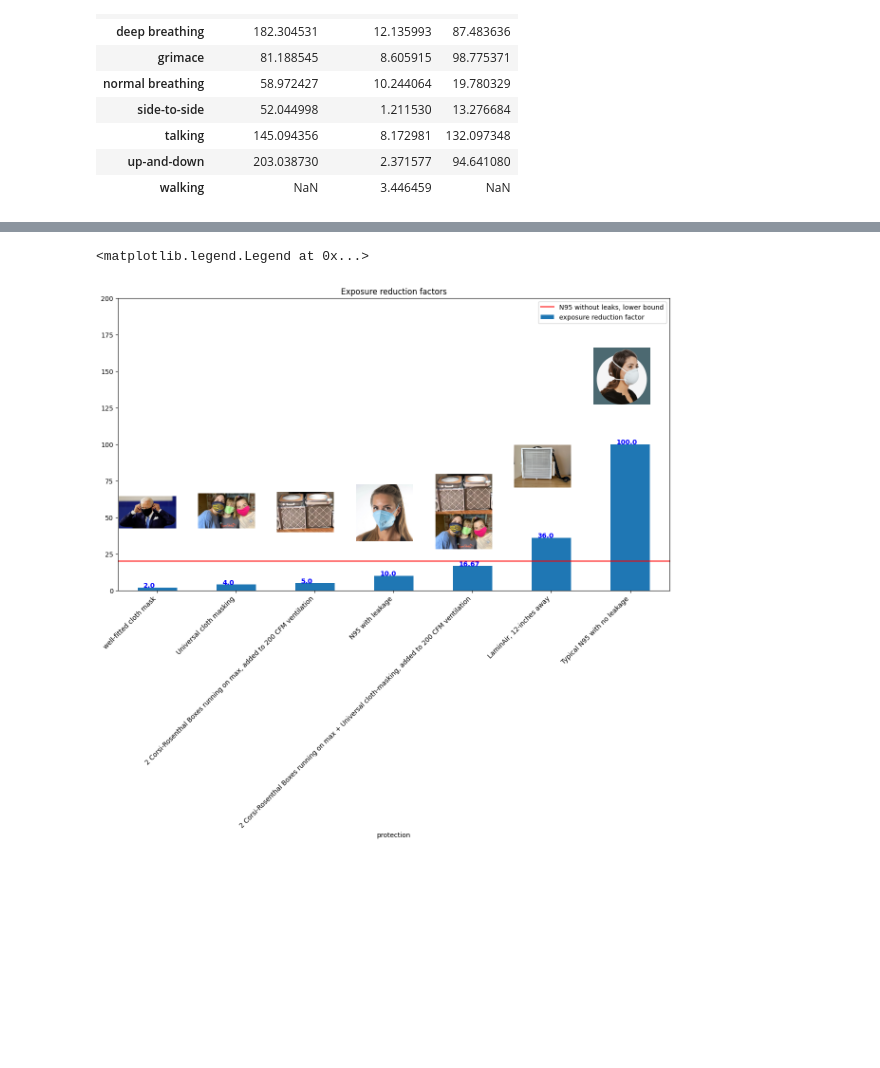
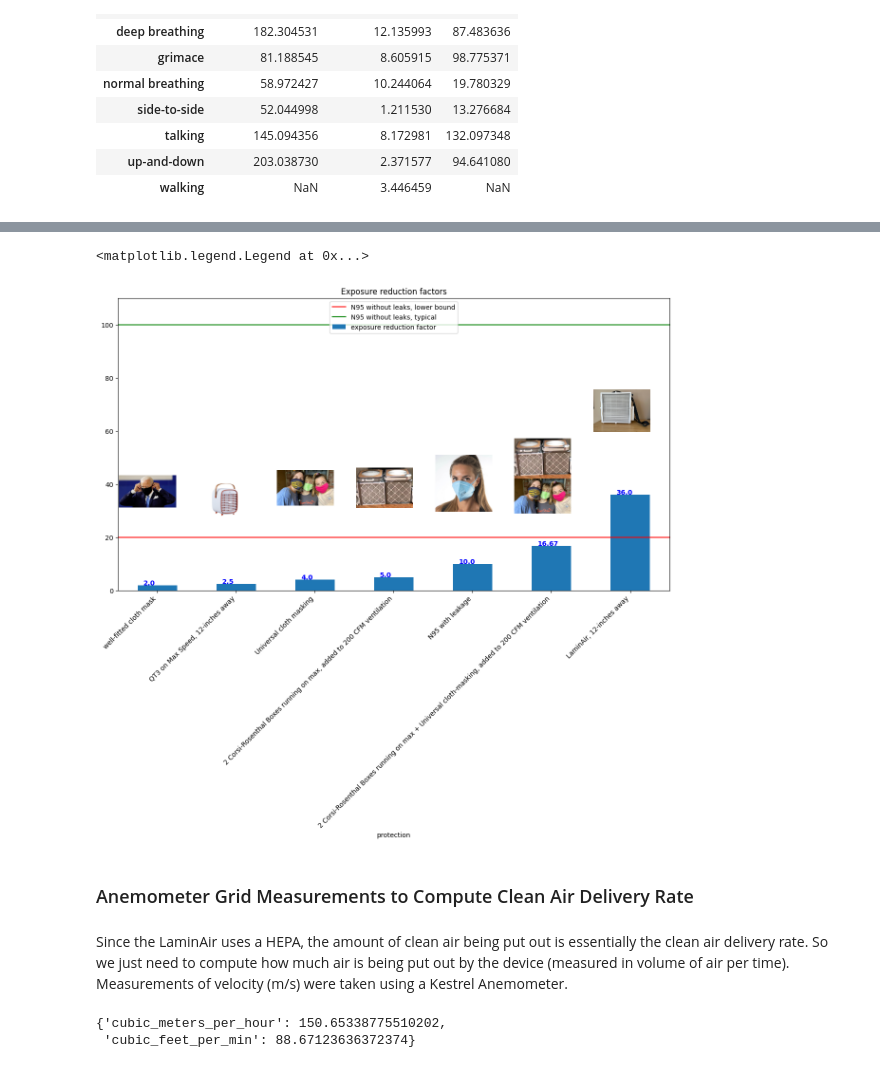
Before and after one commit to Edderic/iaq, a Jupyter notebook: notebooks/milestone-eoy-2023.ipynb, the cells around one changed output, grey strips where cells are left out. Saved outputs shown, nothing was run; the diff lists cells and outputs as text; code cells hidden in the pictures; blank space fills up the shorter version.

```diff
--- a/notebooks/milestone-eoy-2023.ipynb
+++ b/notebooks/milestone-eoy-2023.ipynb
@@ -1318,14 +1334,14 @@ fit_factor_context = pd.DataFrame([
             + ' the relative reduction to about 90%, though that might be generous for some. This is typical for most users.',
         'image_url': 'https://aidwaycares.com/cdn/shop/products/9502B3_1024x1024@2x.jpg?v=1646244381'
     },
-    {
-        'protection': 'Typical N95 with no leakage',
-        'exposure reduction factor': 100,
-        'relative reduction': '99%',
-        'reference link': 'https://docs.google.com/spreadsheets/d/16K1OQkLD4BjgBdO8ePj6ytf-RpPMlJ6aXFg3PrIQBbQ/edit#gid=519189277',
-        'notes': 'Jose Luis-Jimenez & Linsey Marr claim that most N95s are around the 99% range, assuming no leakage.',
-        'image_url': 'https://shop.demetech.us/cdn/shop/products/MINIATURACIRCULODT-N95-CH2.png?v=1637259871'
-    },
+    # {
+    #     'protection': 'Typical N95 with no leakage',
+    #     'exposure reduction factor': 100,
+    #     'relative reduction': '99%',
+    #     'reference link': 'https://docs.google.com/spreadsheets/d/16K1OQkLD4BjgBdO8ePj6ytf-RpPMlJ6aXFg3PrIQBbQ/edit#gid=519189277',
+    #     'notes': 'Jose Luis-Jimenez & Linsey Marr claim that most N95s are around the 99% range, assuming no leakage.',
+    #     'image_url': 'https://shop.demetech.us/cdn/shop/products/MINIATURACIRCULODT-N95-CH2.png?v=1637259871'
+    # },
 
     {
         'protection': 'Universal cloth masking',
@@ -1368,4 +1384,13 @@ fit_factor_context = pd.DataFrame([
         'reference link': '',
         'image_url': 'https://breathesafe-airgo.s3.us-east-2.amazonaws.com/images/laminair/front.png'
     },
+    {
+        'protection': 'QT3 on Max Speed, 12-inches away',
+        'exposure reduction factor': 2.5,
+        'relative reduction': '60%',
+        'reference link': 'https://smartairfilters.com/en/blog/qt3-portable-air-purifier-effectiveness/',
+        'image_url': 'https://www.smarterhepa.com/cdn/shop/products/shipin040101_1512x.jpg',
+        'notes': "FitTestThePlanet's estimate was even lower than SmartAir's own testing. See https://twitter.com/FitTestMyPlanet/status/1685793478918164480/photo/1"
+    },
+
 ])
@@ -1372,13 +1416,35 @@ fit_factor_context = pd.DataFrame([
 # %%
 results = bar_plot_exposure_reduction_factors(
     fit_factor_context.sort_values(by='exposure reduction factor'),
-    img_func=lambda fit_factor, i: [ i / 9 + 1.2 / 9.5 , fit_factor / 250, 0.08,0.35],
+    img_func=lambda fit_factor, i: [ i / 9 + 1.2 / 9.5 , fit_factor / 150, 0.08,0.4],
     figsize=(15,8),
-    ylim=(0,200)
+    ylim=(0, 110)
 )
 
 results['ax'].axhline(20, color='r')
-results['ax'].legend([ 'N95 without leaks, lower bound', 'exposure reduction factor'])
+results['ax'].axhline(100, color='g')
+results['ax'].legend([ 'N95 without leaks, lower bound', 'N95 without leaks, typical', 'exposure reduction factor'], loc='upper center')
+
+#merge.sort_values(by='exposure reduction factor_coloring').plot.bar(ax =results['ax'], color='g')
 # %% [output]
 <matplotlib.legend.Legend at 0x...>
-[figure, old version]
+[figure, new version]
+# %% [markdown]
+### Anemometer Grid Measurements to Compute Clean Air Delivery Rate
+# %% [markdown]
+Since the LaminAir uses a HEPA, the amount of clean air being put out is essentially the clean air delivery rate. So we just need to compute how much air is being put out by the device (measured in volume of air per time). Measurements of velocity (m/s) were taken using a Kestrel Anemometer.
+# %%
+anemometer_grid_measurements = pd.DataFrame([
+  [0.7, 0.7, 0.6, 0.8, 0.6, 0.8, 0.8],
+  [0.8, 0.4, 0.6, 0.8, 0.6, 0.8, 0.8],
+  [0.9, 0.5, 0.7, 0.7, 0.7, 0.7, 0.8],
+  [1, 0.8, 0.8, 0.8, 0.7, 0.8, 0.8],
+  [1.1, 0.8, 0.6, 0.7, 0.7, 0.8, 0.7],
+  [1.1, 0.7, 0.7, 0.7, 0.6, 0.5, 0.6],
+  [0.9, 0.6, 0.8, 0.7, 0.6, 0.5, 0.7]
+])
+
+compute_cadr_via_anemometer_grid(velocity_grid_mps=anemometer_grid_measurements, filter_width_mm=240, filter_length_mm=240)
+# %% [output]
+{'cubic_meters_per_hour': 150.65338775510202,
+ 'cubic_feet_per_min': 88.67123636372374}
```
Also changed, not shown: parts of 9 cells of this notebook.
